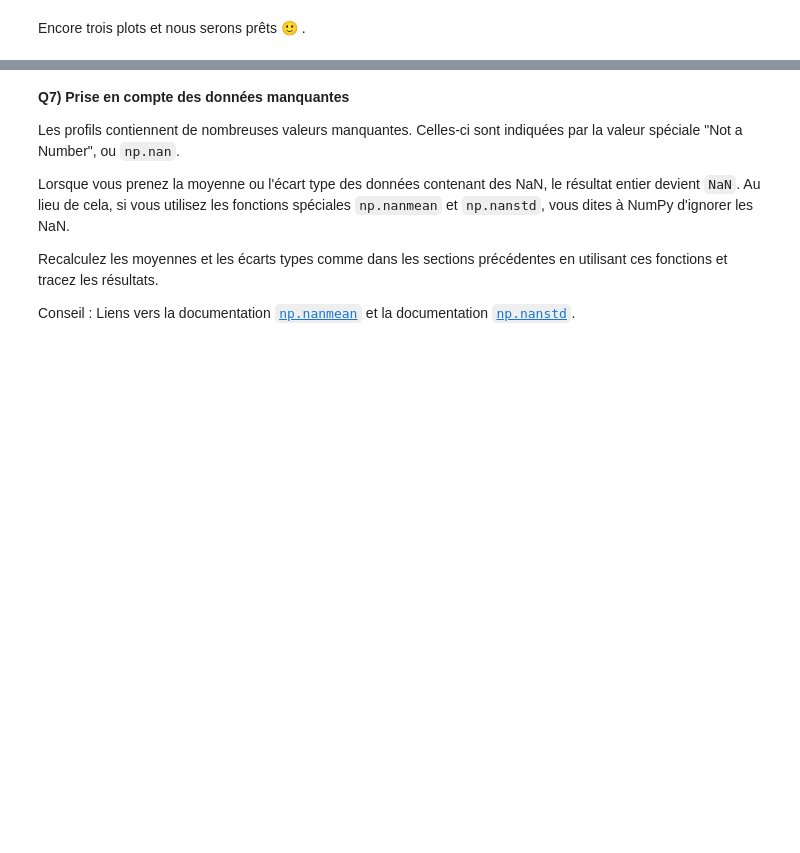
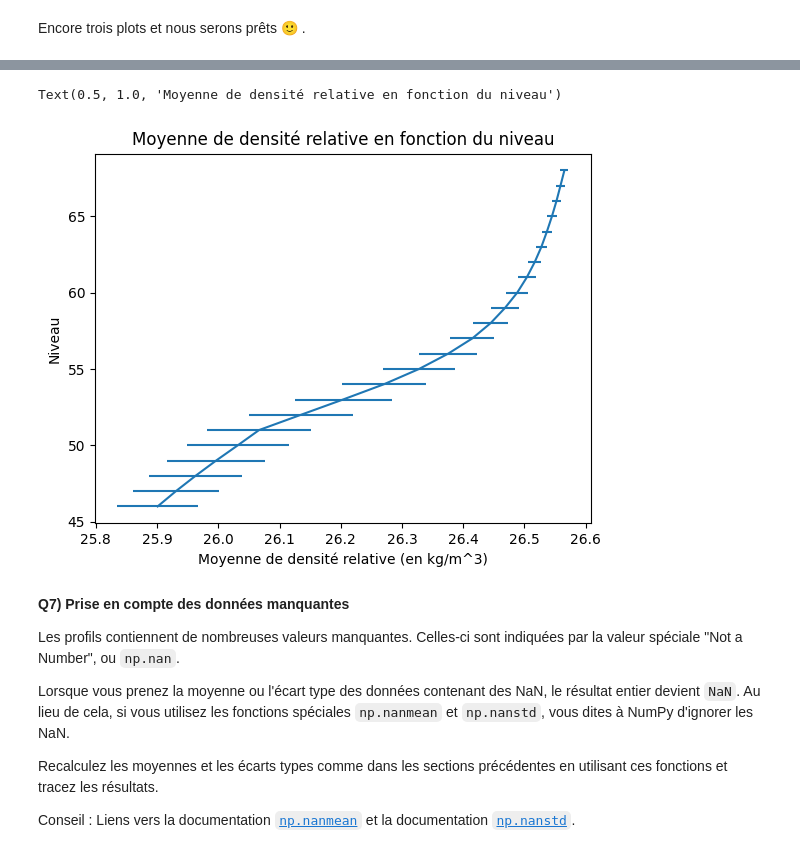
Before and after one commit to Luca-wirthner/2024_Geoinformatique_I, a Jupyter notebook: Geoinformatique_I/IP/Exercices_IP/S4_IP_exercice.ipynb, the cells around one changed output, grey strips where cells are left out. Saved outputs shown, nothing was run; the diff lists cells and outputs as text; code cells hidden in the pictures; blank space fills up the shorter version.

```diff
--- a/Geoinformatique_I/IP/Exercices_IP/S4_IP_exercice.ipynb
+++ b/Geoinformatique_I/IP/Exercices_IP/S4_IP_exercice.ipynb
@@ -378,3 +397,11 @@ Encore trois plots et nous serons prêts 🙂 .
+# %%
+plt.errorbar(moyenne_densité_relative,level,xerr=écarts_types_densité_relative)
+plt.xlabel("Moyenne de densité relative (en kg/m^3)")
+plt.ylabel("Niveau")
+plt.title("Moyenne de densité relative en fonction du niveau")
+# %% [output]
+Text(0.5, 1.0, 'Moyenne de densité relative en fonction du niveau')
+[figure, added]
 # %% [markdown]
 **Q7) Prise en compte des données manquantes**
 
```
Also changed, not shown: parts of 4 cells of this notebook.
